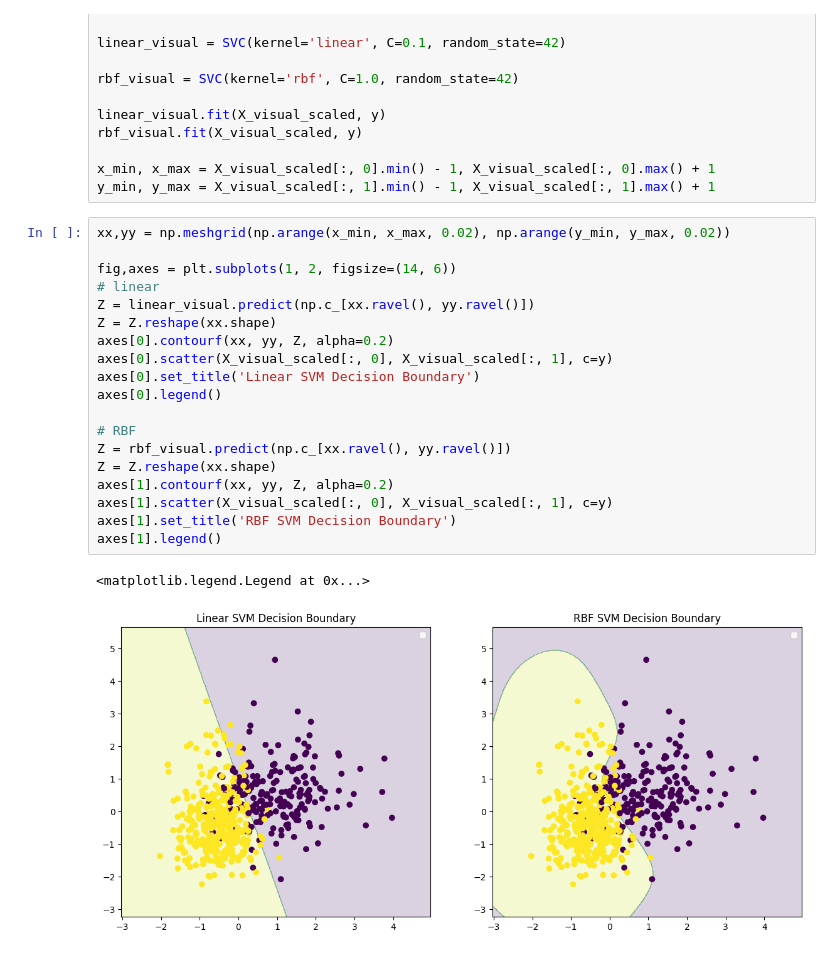
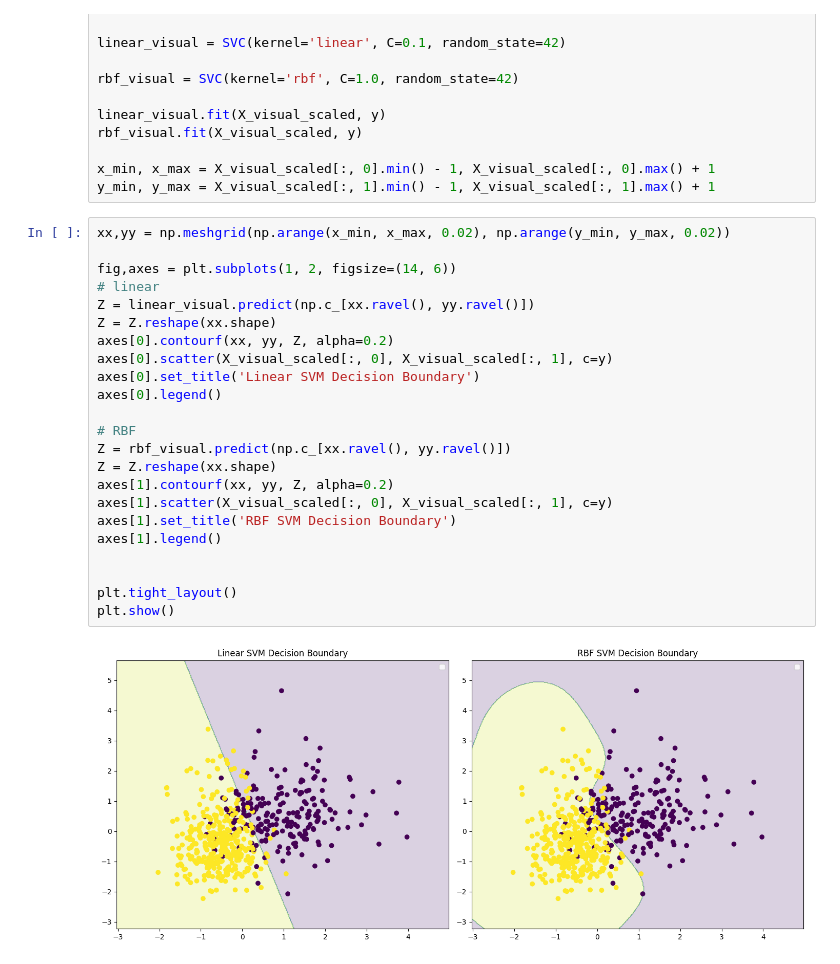
Before and after one commit to gyr0byte/Enrichment-Class--AI-ML-, a Jupyter notebook: Week_04/3_support_vector_machine.ipynb, the cells around one changed output. Saved outputs shown, nothing was run; the diff lists cells and outputs as text.

```diff
--- a/Week_04/3_support_vector_machine.ipynb
+++ b/Week_04/3_support_vector_machine.ipynb
@@ -148,22 +148,25 @@ y_min, y_max = X_visual_scaled[:, 1].min() - 1, X_visual_scaled[:, 1].max() + 1
 # %%
 xx,yy = np.meshgrid(np.arange(x_min, x_max, 0.02), np.arange(y_min, y_max, 0.02))
 
 fig,axes = plt.subplots(1, 2, figsize=(14, 6))
 # linear
 Z = linear_visual.predict(np.c_[xx.ravel(), yy.ravel()])
 Z = Z.reshape(xx.shape)
 axes[0].contourf(xx, yy, Z, alpha=0.2)
 axes[0].scatter(X_visual_scaled[:, 0], X_visual_scaled[:, 1], c=y)
 axes[0].set_title('Linear SVM Decision Boundary')
 axes[0].legend()
 
 # RBF
 Z = rbf_visual.predict(np.c_[xx.ravel(), yy.ravel()])
 Z = Z.reshape(xx.shape)
 axes[1].contourf(xx, yy, Z, alpha=0.2)
 axes[1].scatter(X_visual_scaled[:, 0], X_visual_scaled[:, 1], c=y)
 axes[1].set_title('RBF SVM Decision Boundary')
 axes[1].legend()
+
+
+plt.tight_layout()
+plt.show()
 # %% [output]
-<matplotlib.legend.Legend at 0x...>
-[figure, old version]
+[figure, new version]
```
